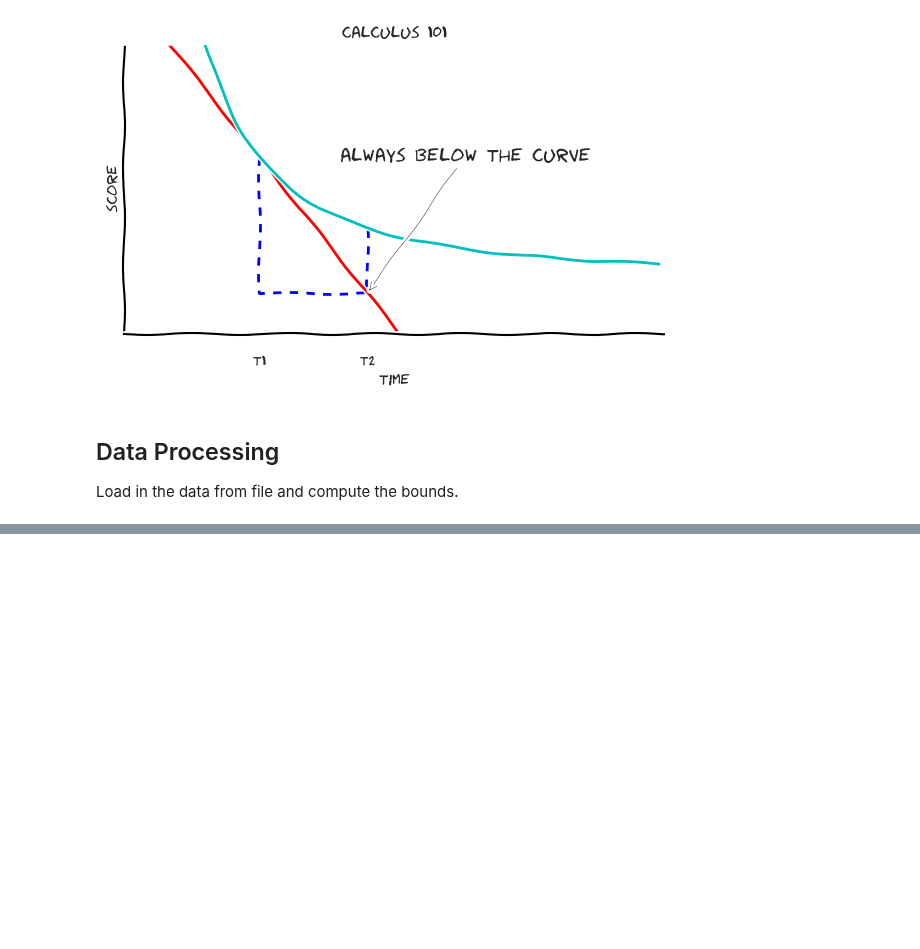
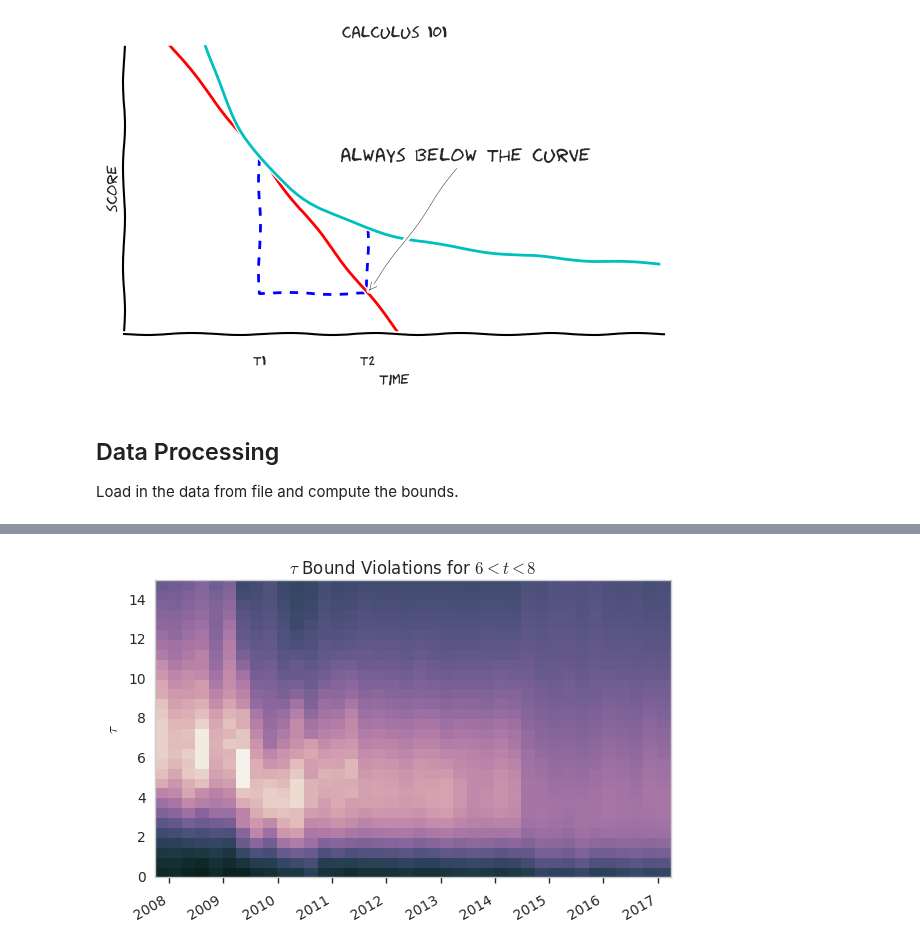
Before and after one commit to sangaline/reverse-engineering-the-hacker-news-ranking-algorithm, a Jupyter notebook: Reverse Engineering the Hacker News Ranking Algorithm.ipynb, the cells around one changed output, grey strips where cells are left out. Saved outputs shown, nothing was run; the diff lists cells and outputs as text; code cells hidden in the pictures; blank space fills up the shorter version.

Commit message:
Add analysis of the time dependence of the tau constraints.

```diff
--- a/Reverse Engineering the Hacker News Ranking Algorithm.ipynb
+++ b/Reverse Engineering the Hacker News Ranking Algorithm.ipynb
@@ -170,0 +178,74 @@ def calculate_bounds(data = None, f_Df = None, g_Dg = lambda v: v, start_time=No
+# %%
+import datetime as dt
+import calendar
+from dateutil import relativedelta
+import matplotlib.dates as mdates
+
+# settings
+minimum_t, maximum_t = 6, 8
+tau_range = (0, 15)
+tau_bins = 30
+date_range = (dt.datetime(2007, 10, 1), dt.datetime(2017, 4, 1))
+grouped_months = 3
+assert 12/grouped_months == 12//grouped_months
+
+# load the data
+try:
+    data
+except:
+    data = list(load_data())
+lower_t, lower_tau, upper_t, upper_tau, lower_timestamps, upper_timestamps = calculate_bounds(data)
+
+# filter to the allowed t range
+lower_matches = np.logical_and(lower_t > minimum_t, lower_t < maximum_t)
+lower_tau, lower_timestamps = lower_tau[lower_matches], lower_timestamps[lower_matches]
+upper_matches = np.logical_and(upper_t > minimum_t, upper_t < maximum_t)
+upper_tau, upper_timestamps = upper_tau[upper_matches], upper_timestamps[upper_matches]
+
+
+# calculate the ranges
+timestamp_range = (calendar.timegm(date_range[0].timetuple()),
+                   calendar.timegm(date_range[1].timetuple()))
+delta = relativedelta.relativedelta(date_range[1], date_range[0])
+timestamp_bins = (delta.years*12 + delta.months)/grouped_months
+
+# build the histogram
+H_lower, x_edges, y_edges = np.histogram2d(lower_timestamps, lower_tau,
+    range=(timestamp_range, tau_range), bins=(timestamp_bins, tau_bins))
+H_lower = H_lower.transpose()
+H_upper, x_edges, y_edges = np.histogram2d(upper_timestamps, upper_tau,
+    range=(timestamp_range, tau_range), bins=(timestamp_bins, tau_bins))
+H_upper = H_upper.transpose()
+H_violations = np.cumsum(H_upper, axis=0) + np.cumsum(H_lower[::-1], axis=0)[::-1]
+column_sums = H_violations.sum(axis=0)
+H_violations = H_violations / column_sums[np.newaxis, :]
+imdata = np.ma.masked_invalid(np.atleast_2d(H_violations))
+
+# build the grid using dates
+x_dates = mdates.drange(date_range[0], date_range[1], datetime.timedelta(grouped_months*365.1/12))
+X, Y = np.meshgrid(x_dates, y_edges)
+
+fig = plt.figure(figsize=single_figsize)
+ax = fig.add_subplot(1, 1, 1)
+ax.pcolormesh(X, Y, imdata, norm=mpl.colors.LogNorm(), cmap=hex_palette);
+#fig.colorbar(ax)
+
+# x/date axis
+ax.set_xlim(date_range[0], date_range[1])
+ax.xaxis.set_major_locator(mdates.YearLocator())
+ax.xaxis.set_major_formatter(mdates.DateFormatter('%Y'))
+ax.xaxis.set_minor_locator(mdates.MonthLocator())
+ax.xaxis.set_tick_params(direction='out', width=1, length=4)
+ax.xaxis.tick_bottom()
+ax.xaxis_date()
+fig.autofmt_xdate()
+
+ax.set_ylabel(r'$\tau$')
+ax.set_ylim(y_edges[0], y_edges[-1])
+
+ax.set_title(r'$\tau$ Bound Violations for $ %d < t < %d $' % (minimum_t, maximum_t))
+plt.tight_layout()
+plt.savefig('img/bound-violations-over-time.png')
+plt.show()
+# %% [output]
+[figure, added]
```
Also changed, not shown: parts of 1 cell of this notebook.
